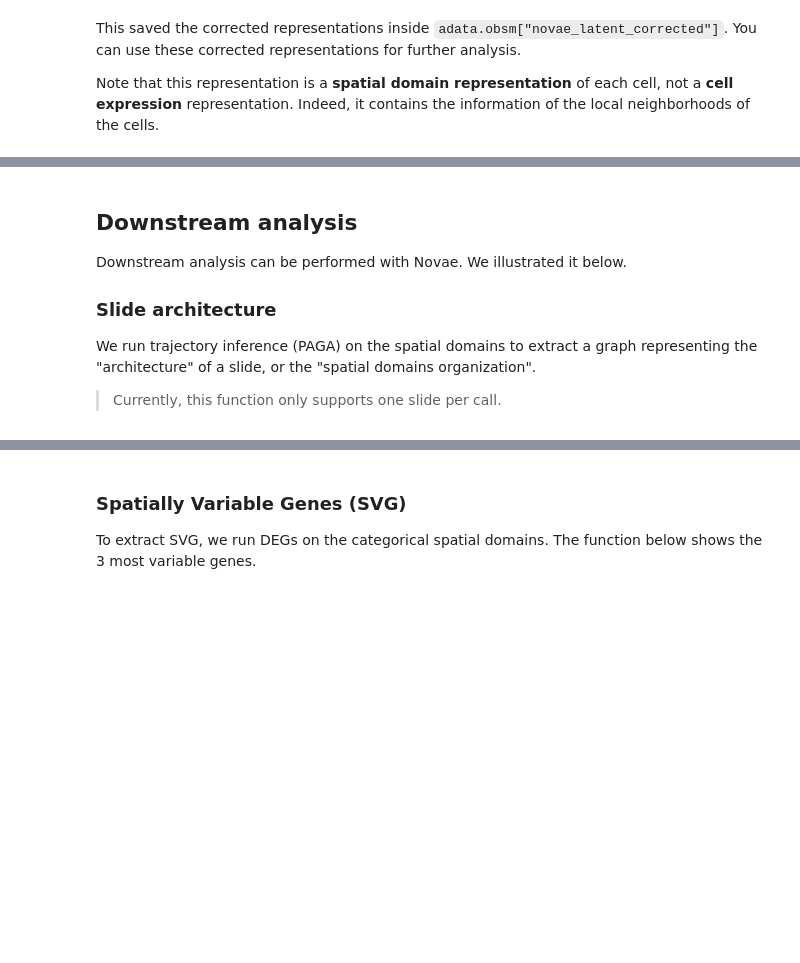
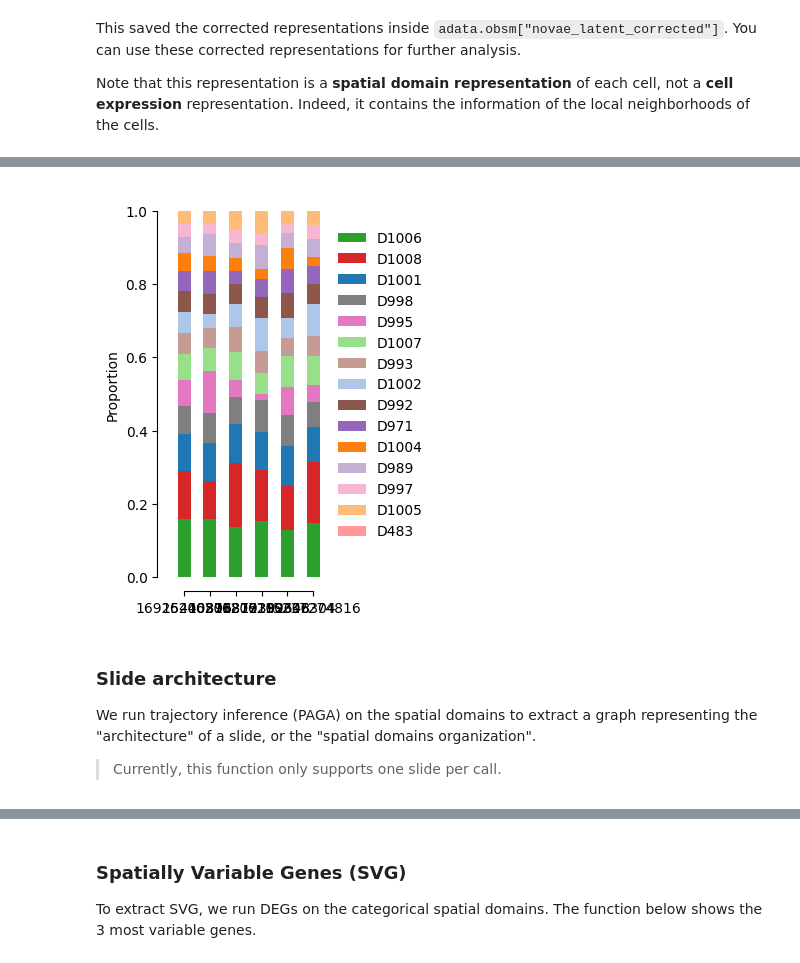
Before and after one commit to MICS-Lab/novae, a Jupyter notebook: docs/tutorials/main_usage.ipynb, the cells around one changed output, grey strips where cells are left out. Cells and saved outputs as stored; diff of their text form; code cells hidden in the pictures; blank space fills up the shorter version.

```diff
--- a/docs/tutorials/main_usage.ipynb
+++ b/docs/tutorials/main_usage.ipynb
@@ -165,8 +173,8 @@ Note that this representation is a **spatial domain representation** of each cel
+# %%
+novae.plot.domains_proportions(adatas, obs_key="novae_domains_15")
+# %% [output]
+[figure, added]
 # %% [markdown]
-## Downstream analysis
-
-Downstream analysis can be performed with Novae. We illustrated it below.
-
 ### Slide architecture
 
 We run trajectory inference (PAGA) on the spatial domains to extract a graph representing the "architecture" of a slide, or the "spatial domains organization".
```
Also changed, not shown: parts of 10 cells of this notebook, 8 other files.
